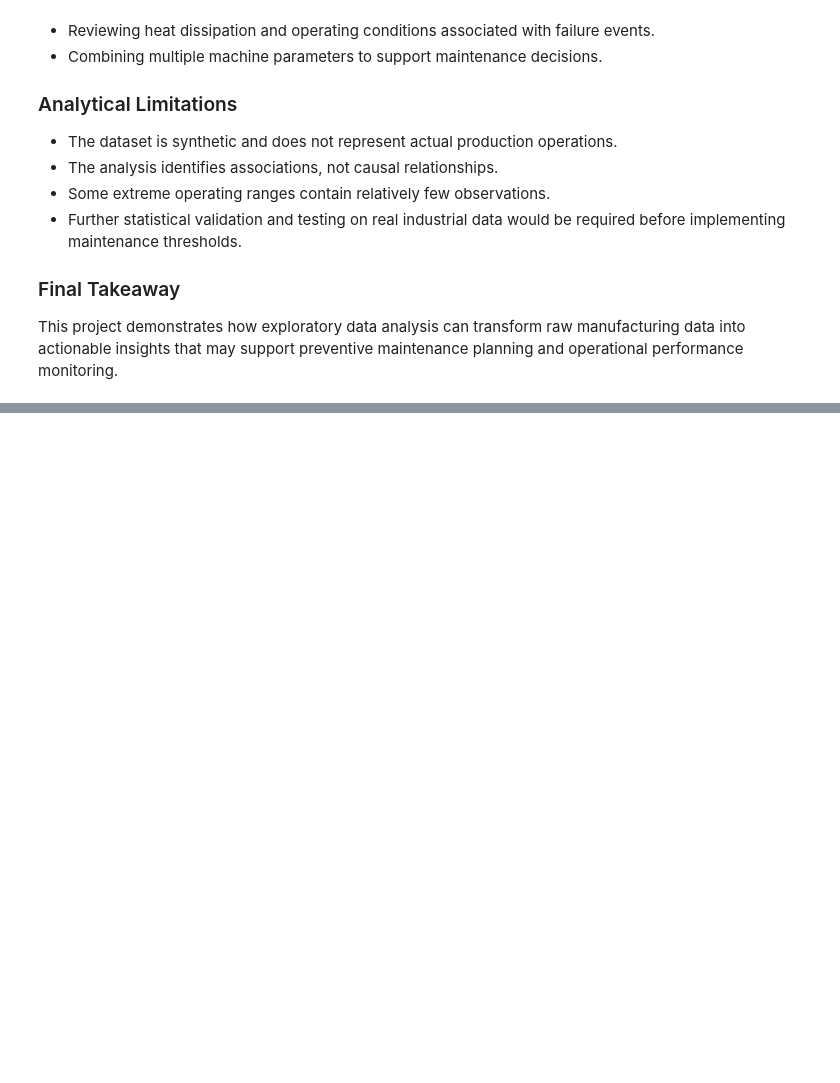
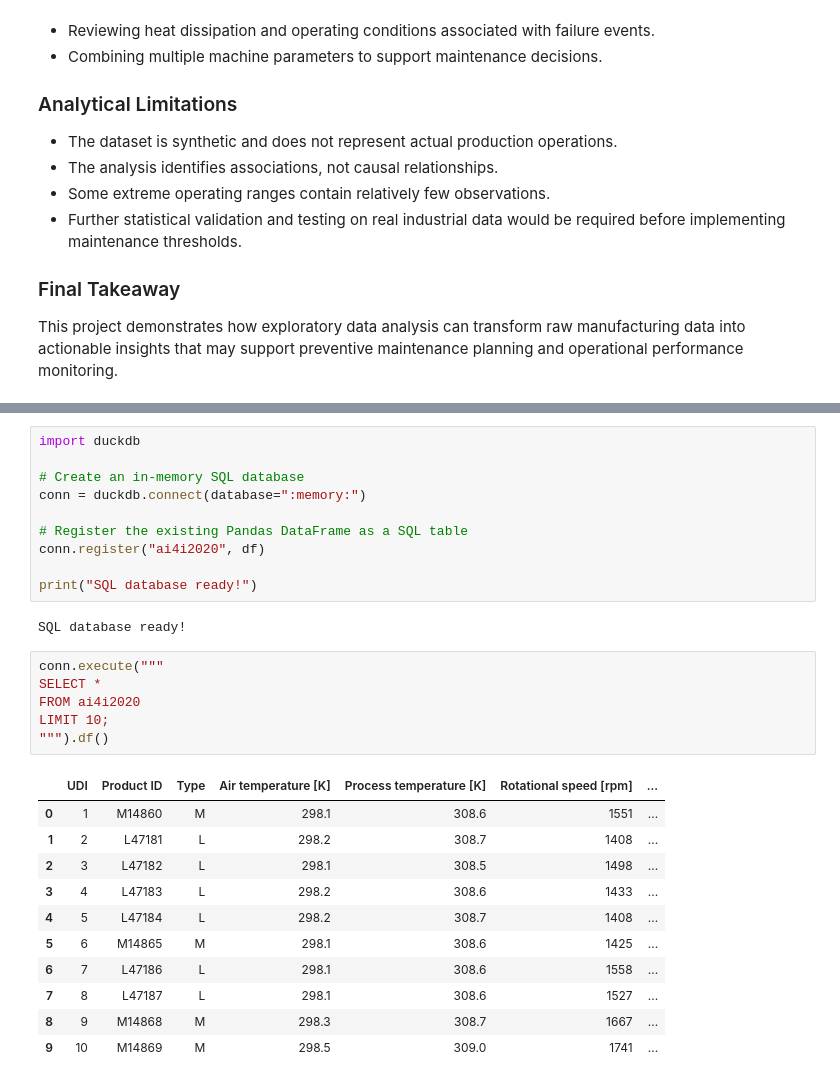
Before and after one commit to maranalyzes/manufacturing-performance-analytics, a Jupyter notebook: notebooks/01_exploratory_data_analysis.ipynb, the cells around one changed output, grey strips where cells are left out. Drawn from its saved outputs; the diff is of its cells as text; blank space fills up the shorter version.

```diff
--- a/notebooks/01_exploratory_data_analysis.ipynb
+++ b/notebooks/01_exploratory_data_analysis.ipynb
@@ -619,0 +624,30 @@ This project demonstrates how exploratory data analysis can transform raw manufa
+# %%
+import duckdb
+
+# Create an in-memory SQL database
+conn = duckdb.connect(database=":memory:")
+
+# Register the existing Pandas DataFrame as a SQL table
+conn.register("ai4i2020", df)
+
+print("SQL database ready!")
+# %% [output]
+SQL database ready!
+# %%
+conn.execute("""
+SELECT *
+FROM ai4i2020
+LIMIT 10;
+""").df()
+# %% [output]
+|  | UDI | Product ID | Type | Air temperature [K] | Process temperature [K] | Rotational speed [rpm] | ... |
+| 0 | 1 | M14860 | M | 298.1 | 308.6 | 1551 | ... |
+| 1 | 2 | L47181 | L | 298.2 | 308.7 | 1408 | ... |
+| 2 | 3 | L47182 | L | 298.1 | 308.5 | 1498 | ... |
+| 3 | 4 | L47183 | L | 298.2 | 308.6 | 1433 | ... |
+| 4 | 5 | L47184 | L | 298.2 | 308.7 | 1408 | ... |
+| 5 | 6 | M14865 | M | 298.1 | 308.6 | 1425 | ... |
+| 6 | 7 | L47186 | L | 298.1 | 308.6 | 1558 | ... |
+| 7 | 8 | L47187 | L | 298.1 | 308.6 | 1527 | ... |
+| 8 | 9 | M14868 | M | 298.3 | 308.7 | 1667 | ... |
+| 9 | 10 | M14869 | M | 298.5 | 309.0 | 1741 | ... |
```
Also changed, not shown: parts of 7 cells of this notebook.
